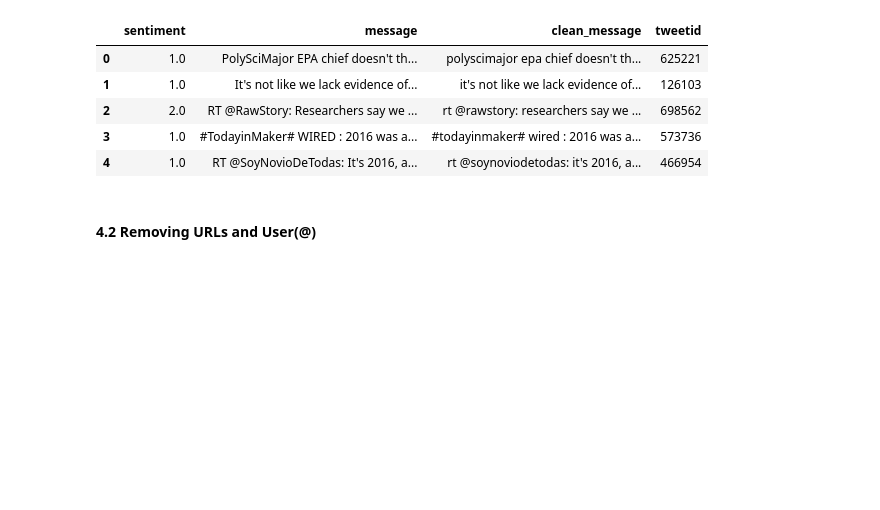
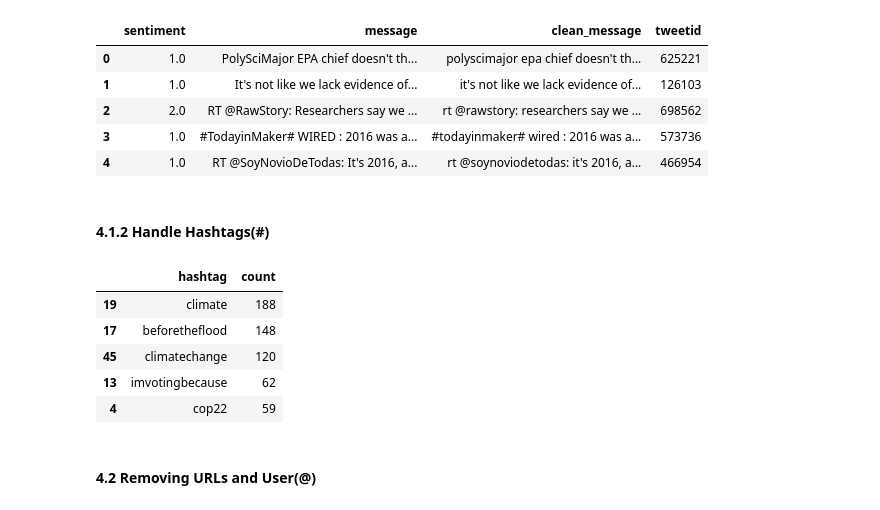
Before and after one commit to Sonkhe-Shongwe/Classification-Sprint-2307FTDS-Team-JL2, a Jupyter notebook: Classification_Sprint_2307FTDS_Team_JL2.ipynb, the cells around one changed output. Saved outputs shown, nothing was run; the diff lists cells and outputs as text; code cells hidden in the pictures; blank space fills up the shorter version.

```diff
--- a/Classification_Sprint_2307FTDS_Team_JL2.ipynb
+++ b/Classification_Sprint_2307FTDS_Team_JL2.ipynb
@@ -242,6 +283,56 @@ df_combined.head()
 | 2 | 2.0 | RT @RawStory: Researchers say we ... | rt @rawstory: researchers say we ... | 698562 |
 | 3 | 1.0 | #TodayinMaker# WIRED : 2016 was a... | #todayinmaker# wired : 2016 was a... | 573736 |
 | 4 | 1.0 | RT @SoyNovioDeTodas: It's 2016, a... | rt @soynoviodetodas: it's 2016, a... | 466954 |
+# %% [markdown]
+#### 4.1.2 Handle Hashtags(#)
+# %%
+def hashtag_extract(tweet):
+
+    """
+    This function takes in a tweet and extracts the top 15 hashtag(s) using regular expressions
+    These hashtags are stored in a seperate dataframe
+    along with a count of how frequenty they occur
+
+    Input:
+    tweet: original tweets
+           datatype: 'str'
+
+    Output:
+    hashtag_df: dataframe containing the top hashtags in the tweets
+              datatype: dataframe
+    """
+
+    hashtags = []
+
+    for i in tweet:
+        ht = re.findall(r"#(\w+)", i)
+        hashtags.append(ht)
+
+    hashtags = sum(hashtags, [])
+    frequency = nltk.FreqDist(hashtags)
+
+    hashtag_df = pd.DataFrame({'hashtag': list(frequency.keys()),
+                       'count': list(frequency.values())})
+    hashtag_df = hashtag_df.nlargest(15, columns="count")
+
+    return hashtag_df
+
+df_temp_Hashtag = df_combined.iloc[:len(df_train)].copy()
+
+# Extracting the hashtags from tweets in each class
+pro = hashtag_extract(df_temp_Hashtag['clean_message'][df_temp_Hashtag['sentiment'] == 1])
+anti = hashtag_extract(df_temp_Hashtag['clean_message'][df_temp_Hashtag['sentiment'] == -1])
+neutral = hashtag_extract(df_temp_Hashtag['clean_message'][df_temp_Hashtag['sentiment'] == 0])
+news = hashtag_extract(df_temp_Hashtag['clean_message'][df_temp_Hashtag['sentiment'] == 2])
+# %%
+pro.head()
+# %% [output]
+|  | hashtag | count |
+| 19 | climate | 188 |
+| 17 | beforetheflood | 148 |
+| 45 | climatechange | 120 |
+| 13 | imvotingbecause | 62 |
+| 4 | cop22 | 59 |
 # %% [markdown]
 #### 4.2 Removing URLs and User(@)
 # %%
```
Also changed, not shown: parts of 50 cells of this notebook, 1 other file.
